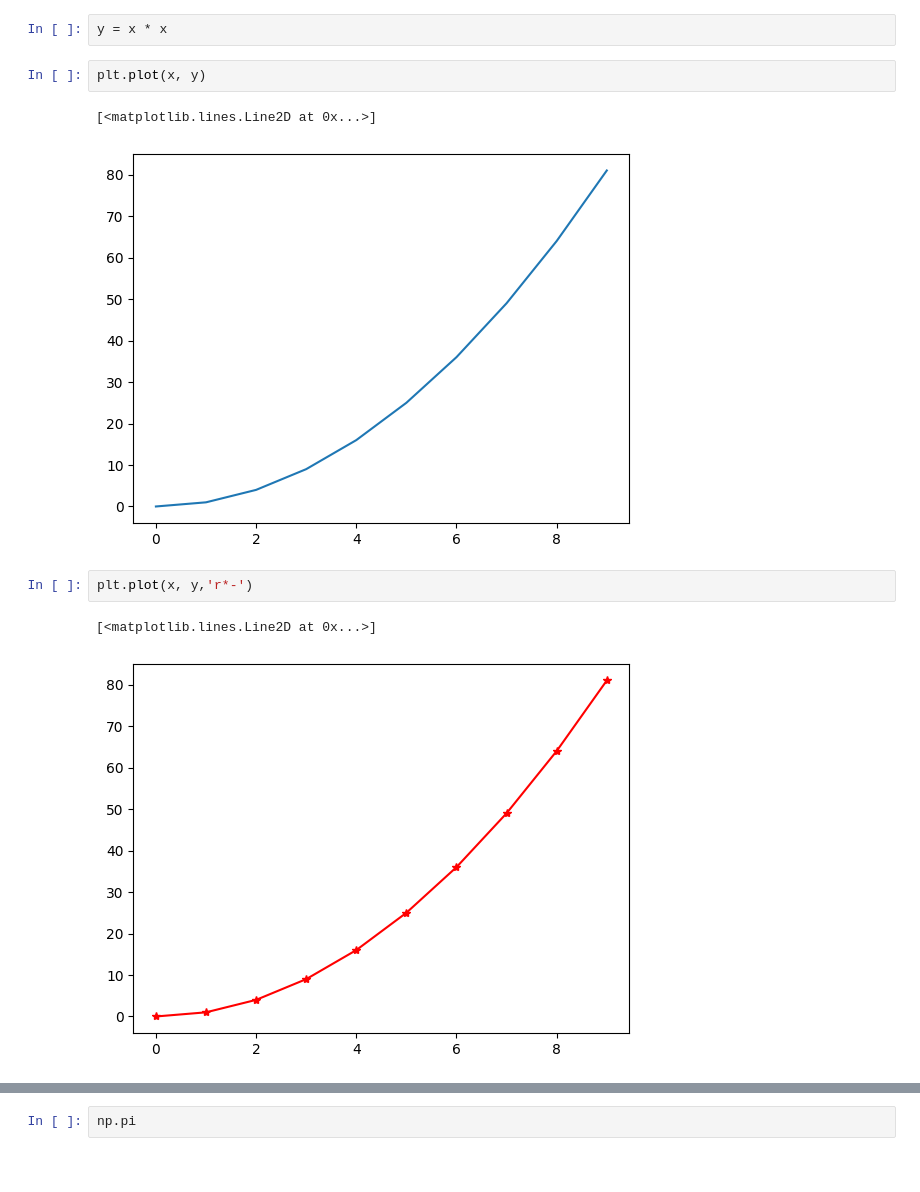
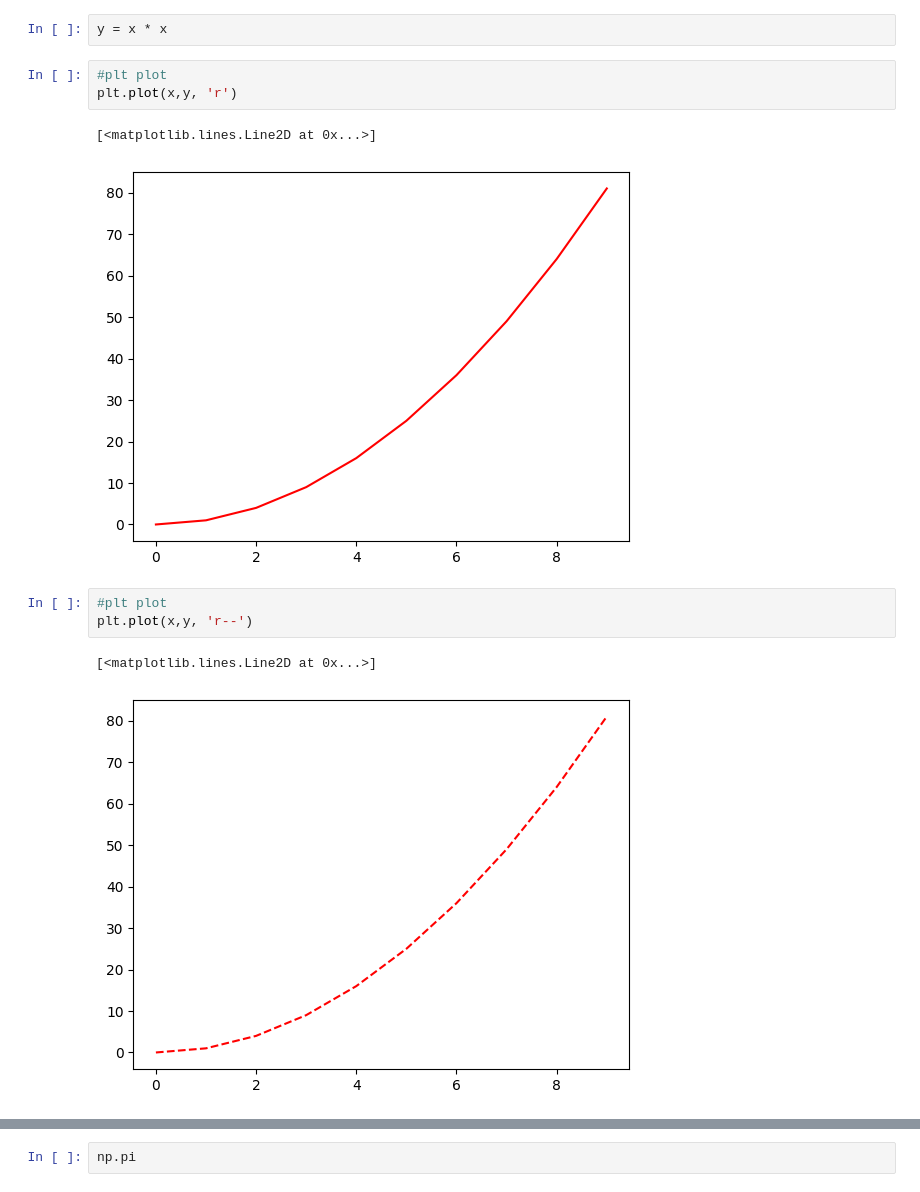
Before and after one commit to virtual-arin/Learning_Time, a Jupyter notebook: 4.Matplotlib/Matplotlib.ipynb, the cells around one changed output, grey strips where cells are left out. Cells and saved outputs as stored; diff of their text form.

```diff
--- a/4.Matplotlib/Matplotlib.ipynb
+++ b/4.Matplotlib/Matplotlib.ipynb
@@ -32,13 +37,15 @@ plt.savefig('sample.png')
 # %%
 y = x * x
 # %%
-plt.plot(x, y)
+#plt plot
+plt.plot(x,y, 'r')
 # %% [output]
 [<matplotlib.lines.Line2D at 0x...>]
-[figure, old version]
+[figure, new version]
 # %%
-plt.plot(x, y,'r*-')
+#plt plot
+plt.plot(x,y, 'r--')
 # %% [output]
 [<matplotlib.lines.Line2D at 0x...>]
-[figure, old version]
+[figure, new version]
 # %%
```
Also changed, not shown: parts of 24 cells of this notebook, 6 other files.
